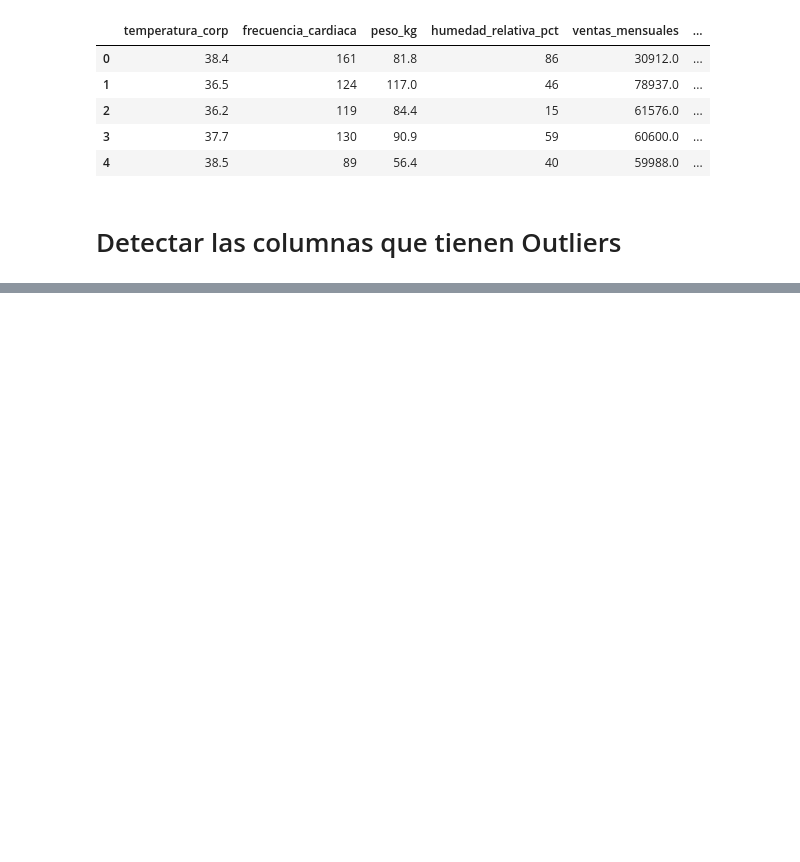
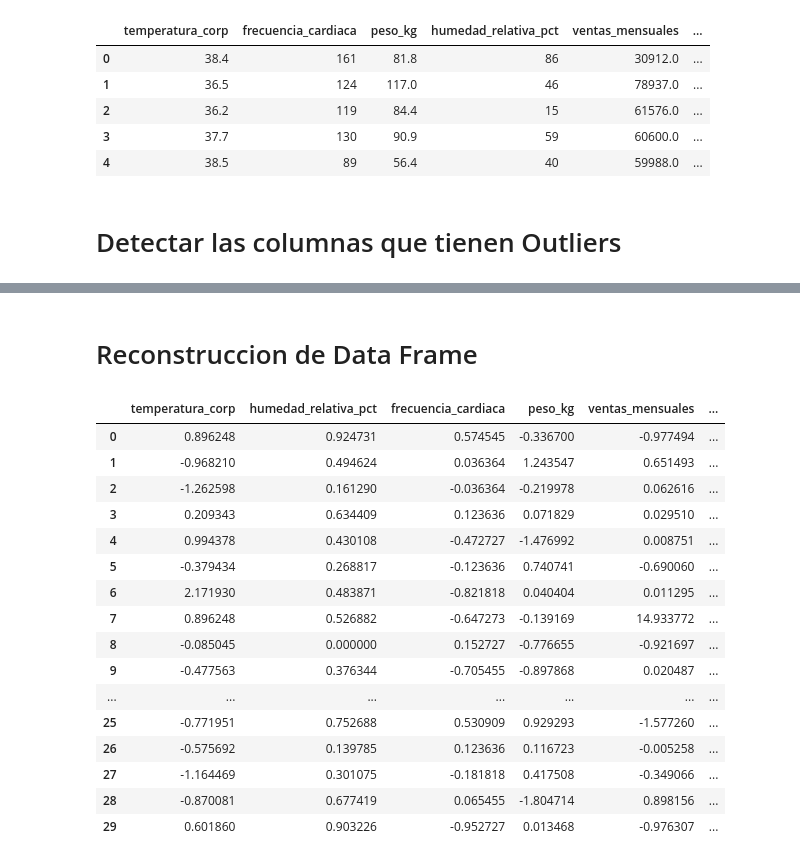
Before and after one commit to D-Lemus/Categorical-Scaling, a Jupyter notebook: categorical-scaling.ipynb, the cells around one changed output, grey strips where cells are left out. Cells and saved outputs as stored; diff of their text form; code cells hidden in the pictures; blank space fills up the shorter version.

```diff
--- a/categorical-scaling.ipynb
+++ b/categorical-scaling.ipynb
@@ -71,0 +118,14 @@ def hist_dist_normal(df, column):
+# %%
+preprocesador = ColumnTransformer(
+    transformers=[
+        ("std", StandardScaler(), columnas_standard),
+        ("minmax", MinMaxScaler(), columnas_minmax),
+        ("robust", RobustScaler(quantile_range=(25, 75)), columnas_robust),
+    ],
+    remainder="drop",
+    verbose_feature_names_out=False
+)
+
+preprocesador.fit(df)
+
+x_escalado = preprocesador.transform(df)
@@ -71,0 +134,6 @@ def hist_dist_normal(df, column):
+# %%
+cols_onehot   = ['canal_venta', 'ciudad']      # sin orden
+cols_ordinal  = ['tipo_cliente']        # con orden
+categorias_ordinales = [["Nuevo", "Recurrente", "VIP"]]                                             # talla
+
+df.select_dtypes(exclude=[np.number]).head(100)
@@ -71,0 +158,18 @@ def hist_dist_normal(df, column):
+# %%
+preprocesador = ColumnTransformer(
+    transformers=[
+        ("onehot",
+         OneHotEncoder(sparse_output=False, drop=None, handle_unknown="ignore"),
+         cols_onehot),
+        ("ordinal",
+         OrdinalEncoder(categories=categorias_ordinales,
+                        handle_unknown="use_encoded_value", unknown_value=-1),
+         cols_ordinal),
+    ],
+    remainder="drop",
+    verbose_feature_names_out=False
+)
+
+preprocesador.fit(df)
+
+X_encoded = preprocesador.transform(df)
@@ -71,0 +208,24 @@ def hist_dist_normal(df, column):
+# %% [markdown]
+# Reconstruccion de Data Frame
+# %%
+columnas_escaladas = preprocesador.get_feature_names_out()
+datos_escalado = pd.DataFrame(X_escalado, columns=columnas_escaladas, index=df.index)
+datos_escalado
+# %% [output]
+|  | temperatura_corp | humedad_relativa_pct | frecuencia_cardiaca | peso_kg | ventas_mensuales | ... |
+| 0 | 0.896248 | 0.924731 | 0.574545 | -0.336700 | -0.977494 | ... |
+| 1 | -0.968210 | 0.494624 | 0.036364 | 1.243547 | 0.651493 | ... |
+| 2 | -1.262598 | 0.161290 | -0.036364 | -0.219978 | 0.062616 | ... |
+| 3 | 0.209343 | 0.634409 | 0.123636 | 0.071829 | 0.029510 | ... |
+| 4 | 0.994378 | 0.430108 | -0.472727 | -1.476992 | 0.008751 | ... |
+| 5 | -0.379434 | 0.268817 | -0.123636 | 0.740741 | -0.690060 | ... |
+| 6 | 2.171930 | 0.483871 | -0.821818 | 0.040404 | 0.011295 | ... |
+| 7 | 0.896248 | 0.526882 | -0.647273 | -0.139169 | 14.933772 | ... |
+| 8 | -0.085045 | 0.000000 | 0.152727 | -0.776655 | -0.921697 | ... |
+| 9 | -0.477563 | 0.376344 | -0.705455 | -0.897868 | 0.020487 | ... |
+| ... | ... | ... | ... | ... | ... | ... |
+| 25 | -0.771951 | 0.752688 | 0.530909 | 0.929293 | -1.577260 | ... |
+| 26 | -0.575692 | 0.139785 | 0.123636 | 0.116723 | -0.005258 | ... |
+| 27 | -1.164469 | 0.301075 | -0.181818 | 0.417508 | -0.349066 | ... |
+| 28 | -0.870081 | 0.677419 | 0.065455 | -1.804714 | 0.898156 | ... |
+| 29 | 0.601860 | 0.903226 | -0.952727 | 0.013468 | -0.976307 | ... |
```
Also changed, not shown: parts of 17 cells of this notebook, 2 other files.
